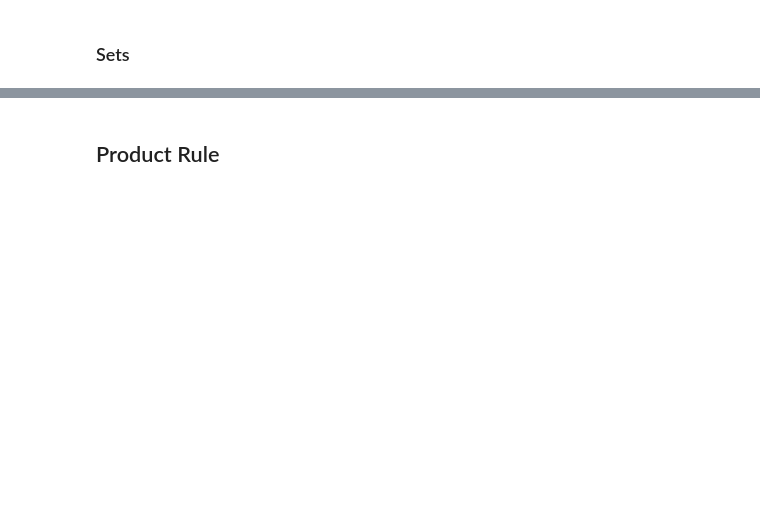
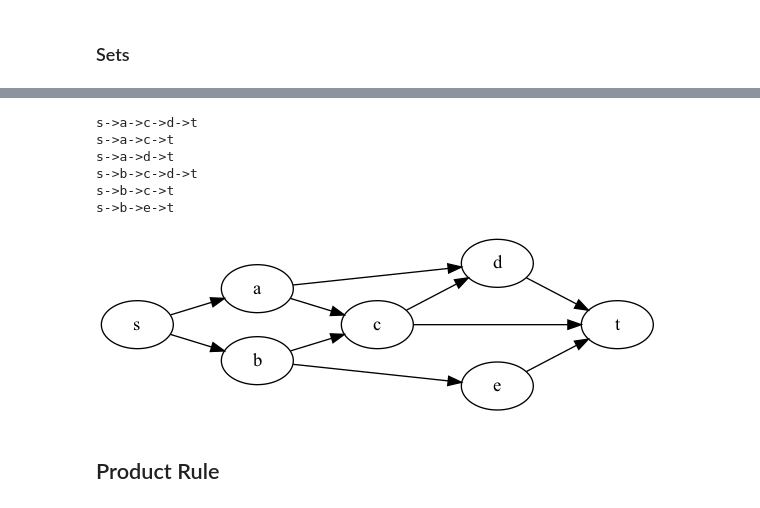
Before and after one commit to alexanderskulikov/discrete-math-python-scripts, a Jupyter notebook: notebooks/06_basic_counting.ipynb, the cells around one changed output, grey strips where cells are left out. Drawn from its saved outputs; the diff is of its cells as text; code cells hidden in the pictures; blank space fills up the shorter version.

```diff
--- a/notebooks/06_basic_counting.ipynb
+++ b/notebooks/06_basic_counting.ipynb
@@ -49,15 +84,26 @@ Listing all paths from $s$ to $t$ in the following network.
 # %%
 from IPython.display import Image
 from networkx import DiGraph, all_simple_paths, nx_agraph
 
 edges = [('s', 'a'), ('s', 'b'), ('a', 'c'), ('a', 'd'), ('b', 'c'),
          ('b', 'e'), ('c', 'd'), ('c', 't'), ('d', 't'), ('e', 't')]
 
 graph = DiGraph(edges)
 for path in all_simple_paths(graph, source='s', target='t'):
-    print(path)
-nx_agraph.to_agraph(graph).draw('stnetwork.png', prog='dot')
+    print(*path, sep='->')
+
+agraph = nx_agraph.to_agraph(graph)
+agraph.graph_attr.update(rankdir='LR')
+agraph.draw('stnetwork.png', prog='dot')
 Image('stnetwork.png')
+# %% [output]
+s->a->c->d->t
+s->a->c->t
+s->a->d->t
+s->b->c->d->t
+s->b->c->t
+s->b->e->t
+[figure, added]
 # %% [markdown]
 ## Product Rule
 # %%
```
Also changed, not shown: parts of 10 cells of this notebook, 7 other files.
